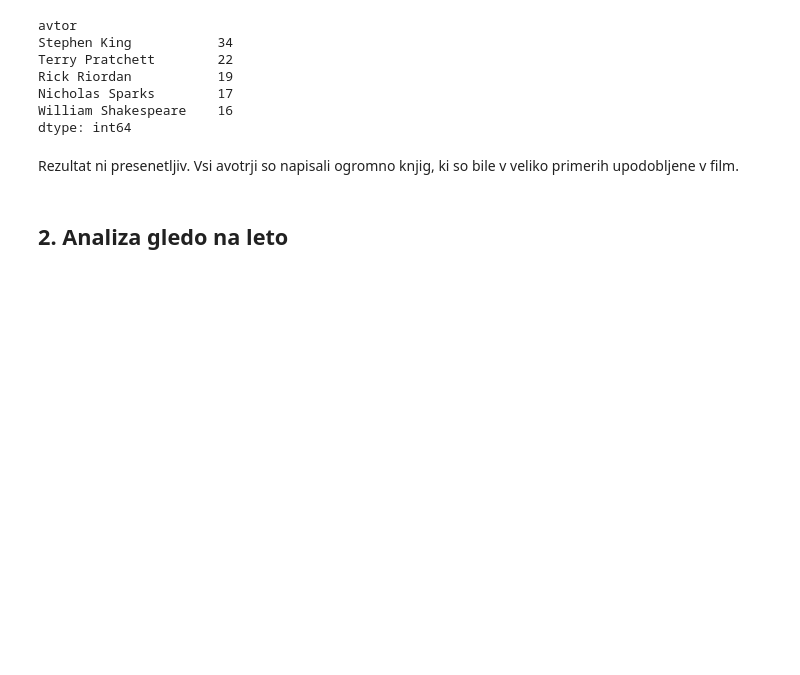
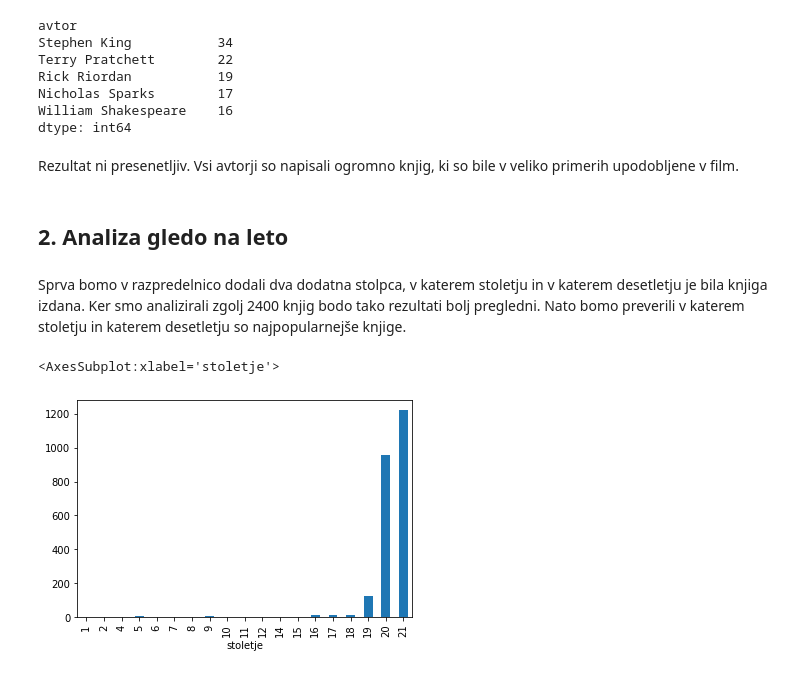
Before and after one commit to tajapezdir/analiza-podatkov, a Jupyter notebook: analiza.ipynb, the cells around one changed output. Drawn from its saved outputs; the diff is of its cells as text; code cells hidden in the pictures; blank space fills up the shorter version.

```diff
--- a/analiza.ipynb
+++ b/analiza.ipynb
@@ -107,6 +114,15 @@ Nicholas Sparks        17
 William Shakespeare    16
 dtype: int64
 # %% [markdown]
-Rezultat ni presenetljiv. Vsi avotrji so napisali ogromno knjig, ki so bile v veliko primerih upodobljene v film.
+Rezultat ni presenetljiv. Vsi avtorji so napisali ogromno knjig, ki so bile v veliko primerih upodobljene v film.
 # %% [markdown]
 ## 2. Analiza gledo na leto
+# %% [markdown]
+Sprva bomo v razpredelnico dodali dva dodatna stolpca, v katerem stoletju in v katerem desetletju je bila knjiga izdana. Ker smo analizirali zgolj 2400 knjig bodo tako rezultati bolj pregledni. Nato bomo preverili v katerem stoletju in katerem desetletju so najpopularnejše knjige.
+# %%
+knjige['stoletje'] = (knjige.leto // 100) + 1
+knjige['desetletje'] = 10 * (knjige.leto // 10)
+knjige.groupby('stoletje').size().plot.bar()
+# %% [output]
+<AxesSubplot:xlabel='stoletje'>
+[figure, added]
```
Also changed, not shown: parts of 20 cells of this notebook.
